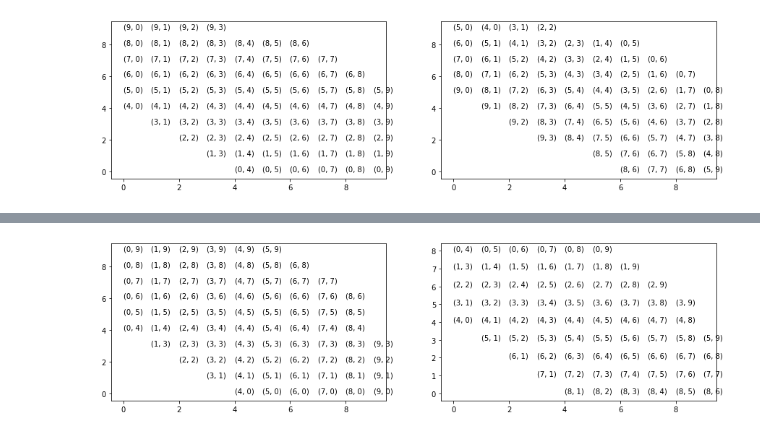
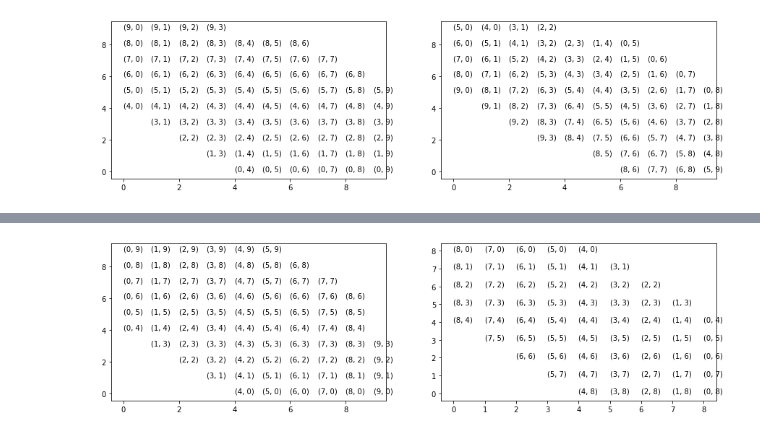
Before and after one commit to fmcnallyi3/icetop-cnn, a Jupyter notebook: Hex to Square Manipulation.ipynb, the cells around one changed output, grey strips where cells are left out. Cells and saved outputs as stored; diff of their text form; code cells hidden in the pictures.

```diff
--- a/Hex to Square Manipulation.ipynb
+++ b/Hex to Square Manipulation.ipynb
@@ -588,3 +588,29 @@ def qualityCut(x, y, qmax=6, edgeCut=True, reco='plane', zmax=40,
             print('{}: {}'.format(key, n))
 
     return cut
+# %%
+alpha= {'01':(-4,-1), '02':(-4,0), '03':(-4,1), '04':(-4,2), '05':(-4,3), '06':(-4,4), '07':(-3,-2), '08':(-3,-1), '09':(-3,0), '10':(-3,1), '11':(-3,2), '12':(-3,3), '13':(-3,4), '14':(-2,-3), '15':(-2,-2), '16':(-2,-1), '17':(-2,0), '18':(-2,1), '19':(-2,2), '20':(-2,3), '21':(-2,4), '22':(-1,-4), '23':(-1,-3), '24':(-1,-2), '25':(-1,-1), '26':(-1,0), '27':(-1,1), '28':(-1,2), '29':(-1,3), '30':(-1,4), '31':(0,-5), '32':(0,-4), '33':(0,-3), '34':(0,-2), '35':(0,-1), '36':(0,0), '37':(0,1), '38':(0,2), '39':(0,3), '40':(0,4), '41':(1,-5), '42':(1,-4), '43':(1,-3), '44':(1,-2), '45':(1,-1), '46':(1,0), '47':(1,1), '48':(1,2), '49':(1,3), '50':(1,4), '51':(2,-5), '52':(2,-4), '53':(2,-3), '54':(2,-2), '55':(2,-1), '56':(2,0), '57':(2,1), '58':(2,2), '59':(2,3), '60':(3,-5), '61':(3,-4), '62':(3,-3), '63':(3,-2), '64':(3,-1), '65':(3,0), '66':(3,1), '67':(3,2), '68':(4,-5), '69':(4,-4), '70':(4,-3), '71':(4,-2), '72':(4,-1), '73':(4,0), '74':(4,1), '75':(5,-5), '76':(5,-4), '77':(5,-3), '78':(5,-2)}
+
+epsilonu={'01': (5, -5), '02': (4, -5), '03': (3, -5), '04': (2, -5), '05': (1, -5), '06': (0, -5), '07': (5, -4), '08': (4, -4), '09': (3, -4), '10': (2, -4), '11': (1, -4), '12': (0, -4), '13': (-1, -4), '14': (5, -3), '15': (4, -3), '16': (3, -3), '17': (2, -3), '18': (1, -3), '19': (0, -3), '20': (-1, -3), '21': (-2, -3), '22': (5, -2), '23': (4, -2), '24': (3, -2), '25': (2, -2), '26': (1, -2), '27': (0, -2), '28': (-1, -2), '29': (-2, -2), '30': (-3, -2), '31': (4, -1), '32': (3, -1), '33': (2, -1), '34': (1, -1), '35': (0, -1), '36': (-1, -1), '37': (-2, -1), '38': (-3, -1), '39': (-4, -1), '40': (-5, -1), '41': (4, 0), '42': (3, 0), '43': (2, 0), '44': (1, 0), '45': (0, 0), '46': (-1, 0), '47': (-2, 0), '48': (-3, 0), '49': (-4, 0), '50': (-5, 0), '51': (4, 1), '52': (3, 1), '53': (2, 1), '54': (1, 1), '55': (0, 1), '56': (-1, 1), '57': (-2, 1), '58': (-3, 1), '59': (-4, 1), '60': (3, 2), '61': (2, 2), '62': (1, 2), '63': (0, 2), '64': (-1, 2), '65': (-2, 2), '66': (-3, 2), '67': (-4, 2), '68': (2, 3), '69': (1, 3), '70': (0, 3), '71': (-1, 3), '72': (-2, 3), '73': (-3, 3), '74': (-4, 3), '75': (1, 4), '76': (0, 4), '77': (-1, 4), '78': (-2, 4)}
+epsilona={'01': (1, -5), '02': (0, -5), '03': (-1, -5), '04': (-2, -5), '05': (-3, -5), '06': (-4, -5), '07': (2, -4), '08': (1, -4), '09': (0, -4), '10': (-1, -4), '11': (-2, -4), '12': (-3, -4), '13': (-4, -4), '14': (3, -3), '15': (2, -3), '16': (1, -3), '17': (0, -3), '18': (-1, -3), '19': (-2, -3), '20': (-3, -3), '21': (-4, -3), '22': (4, -2), '23': (3, -2), '24': (2, -2), '25': (1, -2), '26': (0, -2), '27': (-1, -2), '28': (-2, -2), '29': (-3, -2), '30': (-4, -2), '31': (5, -1), '32': (4, -1), '33': (3, -1), '34': (2, -1), '35': (1, -1), '36': (0, -1), '37': (-1, -1), '38': (-2, -1), '39': (-3, -1), '40': (-4, -1), '41': (5, 0), '42': (4, 0), '43': (3, 0), '44': (2, 0), '45': (1, 0), '46': (0, 0), '47': (-1, 0), '48': (-2, 0), '49': (-3, 0), '50': (-4, 0), '51': (5, 1), '52': (4, 1), '53': (3, 1), '54': (2, 1), '55': (1, 1), '56': (0, 1), '57': (-1, 1), '58': (-2, 1), '59': (-3, 1), '60': (5, 2), '61': (4, 2), '62': (3, 2), '63': (2, 2), '64': (1, 2), '65': (0, 2), '66': (-1, 2), '67': (-2, 2), '68': (5, 3), '69': (4, 3), '70': (3, 3), '71': (2, 3), '72': (1, 3), '73': (0, 3), '74': (-1, 3), '75': (5, 4), '76': (4, 4), '77': (3, 4), '78': (2, 4)}
+#zeta=
+
+Y, X = np.transpose([alpha[key] for key in alpha.keys()])
+beta={'01': (-4, 4), '02': (-3, 4), '03': (-2, 4), '04': (-1, 4), '05': (0, 4), '06': (1, 4), '07': (-4, 3), '08': (-3, 3), '09': (-2, 3), '10': (-1, 3), '11': (0, 3), '12': (1, 3), '13': (2, 3), '14': (-4, 2), '15': (-3, 2), '16': (-2, 2), '17': (-1, 2), '18': (0, 2), '19': (1, 2), '20': (2, 2), '21': (3, 2), '22': (-4, 1), '23': (-3, 1), '24': (-2, 1), '25': (-1, 1), '26': (0, 1), '27': (1, 1), '28': (2, 1), '29': (3, 1), '30': (4, 1), '31': (-4, 0), '32': (-3, 0), '33': (-2, 0), '34': (-1, 0), '35': (0, 0), '36': (1, 0), '37': (2, 0), '38': (3, 0), '39': (4, 0), '40': (5, 0), '41': (-4, -1), '42': (-3, -1), '43': (-2, -1), '44': (-1, -1), '45': (0, -1), '46': (1, -1), '47': (2, -1), '48': (3, -1), '49': (4, -1), '50': (5, -1), '51': (-3, -2), '52': (-2, -2), '53': (-1, -2), '54': (0, -2), '55': (1, -2), '56': (2, -2), '57': (3, -2), '58': (4, -2), '59': (5, -2), '60': (-2, -3), '61': (-1, -3), '62': (0, -3), '63': (1, -3), '64': (2, -3), '65': (3, -3), '66': (4, -3), '67': (5, -3), '68': (-1, -4), '69': (0, -4), '70': (1, -4), '71': (2, -4), '72': (3, -4), '73': (4, -4), '74': (5, -4), '75': (0, -5), '76': (1, -5), '77': (2, -5), '78': (3, -5)}
+#zeta={(key[1]-X.min(), key[0]-Y.min()):(zeta[key][1]-X.min(), zeta[key][0]-Y.min()) for key in zeta.keys()}
+beta={(alpha[key][0]-Y.min(), alpha[key][1]-X.min()):(beta[key][0]-Y.min(), beta[key][1]-X.min()) for key in beta.keys()}
+#continue to filer!!!!!!!!!!!!!
+print(beta)
+fig=plt.figure(figsize=(15,4))
+ax1,ax2=fig.subplots(1,2)
+for key in alpha:
+    a=alpha[key][0]
+    b=alpha[key][1]
+    ax1.plot(a, b)
+    ax1.text(a,b, key)
+for key in gamma:
+    a=gamma[key][0]
+    b=gamma[key][1]
+    #if (a,b) in alpha.values():
+    ax2.plot(a, b)
+    ax2.text(a,b, key)
@@ -591,27 +620,38 @@ def qualityCut(x, y, qmax=6, edgeCut=True, reco='plane', zmax=40,
 # %%
 import matplotlib.pyplot as plt
+
 #most up to date revamp
 alpha={(0, 4): (0, 4), (0, 5): (0, 5), (0, 6): (0, 6), (0, 7): (0, 7), (0, 8): (0, 8), (0, 9): (0, 9), (1, 3): (1, 3), (1, 4): (1, 4), (1, 5): (1, 5), (1, 6): (1, 6), (1, 7): (1, 7), (1, 8): (1, 8), (1, 9): (1, 9), (2, 2): (2, 2), (2, 3): (2, 3), (2, 4): (2, 4), (2, 5): (2, 5), (2, 6): (2, 6), (2, 7): (2, 7), (2, 8): (2, 8), (2, 9): (2, 9), (3, 1): (3, 1), (3, 2): (3, 2), (3, 3): (3, 3), (3, 4): (3, 4), (3, 5): (3, 5), (3, 6): (3, 6), (3, 7): (3, 7), (3, 8): (3, 8), (3, 9): (3, 9), (4, 0): (4, 0), (4, 1): (4, 1), (4, 2): (4, 2), (4, 3): (4, 3), (4, 4): (4, 4), (4, 5): (4, 5), (4, 6): (4, 6), (4, 7): (4, 7), (4, 8): (4, 8), (4, 9): (4, 9), (5, 0): (5, 0), (5, 1): (5, 1), (5, 2): (5, 2), (5, 3): (5, 3), (5, 4): (5, 4), (5, 5): (5, 5), (5, 6): (5, 6), (5, 7): (5, 7), (5, 8): (5, 8), (5, 9): (5, 9), (6, 0): (6, 0), (6, 1): (6, 1), (6, 2): (6, 2), (6, 3): (6, 3), (6, 4): (6, 4), (6, 5): (6, 5), (6, 6): (6, 6), (6, 7): (6, 7), (6, 8): (6, 8), (7, 0): (7, 0), (7, 1): (7, 1), (7, 2): (7, 2), (7, 3): (7, 3), (7, 4): (7, 4), (7, 5): (7, 5), (7, 6): (7, 6), (7, 7): (7, 7), (8, 0): (8, 0), (8, 1): (8, 1), (8, 2): (8, 2), (8, 3): (8, 3), (8, 4): (8, 4), (8, 5): (8, 5), (8, 6): (8, 6), (9, 0): (9, 0), (9, 1): (9, 1), (9, 2): (9, 2), (9, 3): (9, 3)}
-beta={(0, 4): (0, 8), (0, 5): (1, 8), (0, 6): (2, 8), (0, 7): (3, 8), (0, 8): (4, 8), (0, 9): (5, 8), (1, 3): (0, 7), (1, 4): (1, 7), (1, 5): (2, 7), (1, 6): (3, 7), (1, 7): (4, 7), (1, 8): (5, 7), (1, 9): (6, 7), (2, 2): (0, 6), (2, 3): (1, 6), (2, 4): (2, 6), (2, 5): (3, 6), (2, 6): (4, 6), (2, 7): (5, 6), (2, 8): (6, 6), (2, 9): (7, 6), (3, 1): (0, 5), (3, 2): (1, 5), (3, 3): (2, 5), (3, 4): (3, 5), (3, 5): (4, 5), (3, 6): (5, 5), (3, 7): (6, 5), (3, 8): (7, 5), (3, 9): (8, 5), (4, 0): (0, 4), (4, 1): (1, 4), (4, 2): (2, 4), (4, 3): (3, 4), (4, 4): (4, 4), (4, 5): (5, 4), (4, 6): (6, 4), (4, 7): (7, 4), (4, 8): (8, 4), (4, 9): (9, 4), (5, 0): (0, 3), (5, 1): (1, 3), (5, 2): (2, 3), (5, 3): (3, 3), (5, 4): (4, 3), (5, 5): (5, 3), (5, 6): (6, 3), (5, 7): (7, 3), (5, 8): (8, 3), (5, 9): (9, 3), (6, 0): (1, 2), (6, 1): (2, 2), (6, 2): (3, 2), (6, 3): (4, 2), (6, 4): (5, 2), (6, 5): (6, 2), (6, 6): (7, 2), (6, 7): (8, 2), (6, 8): (9, 2), (7, 0): (2, 1), (7, 1): (3, 1), (7, 2): (4, 1), (7, 3): (5, 1), (7, 4): (6, 1), (7, 5): (7, 1), (7, 6): (8, 1), (7, 7): (9, 1), (8, 0): (3, 0), (8, 1): (4, 0), (8, 2): (5, 0), (8, 3): (6, 0), (8, 4): (7, 0), (8, 5): (8, 0), (8, 6): (9, 0), (9, 0): (4, -1), (9, 1): (5, -1), (9, 2): (6, -1), (9, 3): (7, -1)}
+beta={(0, 4): (0, 9), (0, 5): (1, 9), (0, 6): (2, 9), (0, 7): (3, 9), (0, 8): (4, 9), (0, 9): (5, 9), (1, 3): (0, 8), (1, 4): (1, 8), (1, 5): (2, 8), (1, 6): (3, 8), (1, 7): (4, 8), (1, 8): (5, 8), (1, 9): (6, 8), (2, 2): (0, 7), (2, 3): (1, 7), (2, 4): (2, 7), (2, 5): (3, 7), (2, 6): (4, 7), (2, 7): (5, 7), (2, 8): (6, 7), (2, 9): (7, 7), (3, 1): (0, 6), (3, 2): (1, 6), (3, 3): (2, 6), (3, 4): (3, 6), (3, 5): (4, 6), (3, 6): (5, 6), (3, 7): (6, 6), (3, 8): (7, 6), (3, 9): (8, 6), (4, 0): (0, 5), (4, 1): (1, 5), (4, 2): (2, 5), (4, 3): (3, 5), (4, 4): (4, 5), (4, 5): (5, 5), (4, 6): (6, 5), (4, 7): (7, 5), (4, 8): (8, 5), (4, 9): (9, 5), (5, 0): (0, 4), (5, 1): (1, 4), (5, 2): (2, 4), (5, 3): (3, 4), (5, 4): (4, 4), (5, 5): (5, 4), (5, 6): (6, 4), (5, 7): (7, 4), (5, 8): (8, 4), (5, 9): (9, 4), (6, 0): (1, 3), (6, 1): (2, 3), (6, 2): (3, 3), (6, 3): (4, 3), (6, 4): (5, 3), (6, 5): (6, 3), (6, 6): (7, 3), (6, 7): (8, 3), (6, 8): (9, 3), (7, 0): (2, 2), (7, 1): (3, 2), (7, 2): (4, 2), (7, 3): (5, 2), (7, 4): (6, 2), (7, 5): (7, 2), (7, 6): (8, 2), (7, 7): (9, 2), (8, 0): (3, 1), (8, 1): (4, 1), (8, 2): (5, 1), (8, 3): (6, 1), (8, 4): (7, 1), (8, 5): (8, 1), (8, 6): (9, 1), (9, 0): (4, 0), (9, 1): (5, 0), (9, 2): (6, 0), (9, 3): (7, 0)}
 gamma={(0, 4): (4, 8), (0, 5): (5, 7), (0, 6): (6, 6), (0, 7): (7, 5), (0, 8): (8, 4), (0, 9): (9, 3), (1, 3): (3, 8), (1, 4): (4, 7), (1, 5): (5, 6), (1, 6): (6, 5), (1, 7): (7, 4), (1, 8): (8, 3), (1, 9): (9, 2), (2, 2): (2, 8), (2, 3): (3, 7), (2, 4): (4, 6), (2, 5): (5, 5), (2, 6): (6, 4), (2, 7): (7, 3), (2, 8): (8, 2), (2, 9): (9, 1), (3, 1): (1, 8), (3, 2): (2, 7), (3, 3): (3, 6), (3, 4): (4, 5), (3, 5): (5, 4), (3, 6): (6, 3), (3, 7): (7, 2), (3, 8): (8, 1), (3, 9): (9, 0), (4, 0): (0, 8), (4, 1): (1, 7), (4, 2): (2, 6), (4, 3): (3, 5), (4, 4): (4, 4), (4, 5): (5, 3), (4, 6): (6, 2), (4, 7): (7, 1), (4, 8): (8, 0), (4, 9): (9, -1), (5, 0): (-1, 8), (5, 1): (0, 7), (5, 2): (1, 6), (5, 3): (2, 5), (5, 4): (3, 4), (5, 5): (4, 3), (5, 6): (5, 2), (5, 7): (6, 1), (5, 8): (7, 0), (5, 9): (8, -1), (6, 0): (-1, 7), (6, 1): (0, 6), (6, 2): (1, 5), (6, 3): (2, 4), (6, 4): (3, 3), (6, 5): (4, 2), (6, 6): (5, 1), (6, 7): (6, 0), (6, 8): (7, -1), (7, 0): (-1, 6), (7, 1): (0, 5), (7, 2): (1, 4), (7, 3): (2, 3), (7, 4): (3, 2), (7, 5): (4, 1), (7, 6): (5, 0), (7, 7): (6, -1), (8, 0): (-1, 5), (8, 1): (0, 4), (8, 2): (1, 3), (8, 3): (2, 2), (8, 4): (3, 1), (8, 5): (4, 0), (8, 6): (5, -1), (9, 0): (-1, 4), (9, 1): (0, 3), (9, 2): (1, 2), (9, 3): (2, 1)}
 delta={(0, 4): (8, 4), (0, 5): (8, 3), (0, 6): (8, 2), (0, 7): (8, 1), (0, 8): (8, 0), (0, 9): (8, -1), (1, 3): (7, 5), (1, 4): (7, 4), (1, 5): (7, 3), (1, 6): (7, 2), (1, 7): (7, 1), (1, 8): (7, 0), (1, 9): (7, -1), (2, 2): (6, 6), (2, 3): (6, 5), (2, 4): (6, 4), (2, 5): (6, 3), (2, 6): (6, 2), (2, 7): (6, 1), (2, 8): (6, 0), (2, 9): (6, -1), (3, 1): (5, 7), (3, 2): (5, 6), (3, 3): (5, 5), (3, 4): (5, 4), (3, 5): (5, 3), (3, 6): (5, 2), (3, 7): (5, 1), (3, 8): (5, 0), (3, 9): (5, -1), (4, 0): (4, 8), (4, 1): (4, 7), (4, 2): (4, 6), (4, 3): (4, 5), (4, 4): (4, 4), (4, 5): (4, 3), (4, 6): (4, 2), (4, 7): (4, 1), (4, 8): (4, 0), (4, 9): (4, -1), (5, 0): (3, 8), (5, 1): (3, 7), (5, 2): (3, 6), (5, 3): (3, 5), (5, 4): (3, 4), (5, 5): (3, 3), (5, 6): (3, 2), (5, 7): (3, 1), (5, 8): (3, 0), (5, 9): (3, -1), (6, 0): (2, 8), (6, 1): (2, 7), (6, 2): (2, 6), (6, 3): (2, 5), (6, 4): (2, 4), (6, 5): (2, 3), (6, 6): (2, 2), (6, 7): (2, 1), (6, 8): (2, 0), (7, 0): (1, 8), (7, 1): (1, 7), (7, 2): (1, 6), (7, 3): (1, 5), (7, 4): (1, 4), (7, 5): (1, 3), (7, 6): (1, 2), (7, 7): (1, 1), (8, 0): (0, 8), (8, 1): (0, 7), (8, 2): (0, 6), (8, 3): (0, 5), (8, 4): (0, 4), (8, 5): (0, 3), (8, 6): (0, 2), (9, 0): (-1, 8), (9, 1): (-1, 7), (9, 2): (-1, 6), (9, 3): (-1, 5)}
+#alpha= {'01':(-4,-1), '02':(-4,0), '03':(-4,1), '04':(-4,2), '05':(-4,3), '06':(-4,4), '07':(-3,-2), '08':(-3,-1), '09':(-3,0), '10':(-3,1), '11':(-3,2), '12':(-3,3), '13':(-3,4), '14':(-2,-3), '15':(-2,-2), '16':(-2,-1), '17':(-2,0), '18':(-2,1), '19':(-2,2), '20':(-2,3), '21':(-2,4), '22':(-1,-4), '23':(-1,-3), '24':(-1,-2), '25':(-1,-1), '26':(-1,0), '27':(-1,1), '28':(-1,2), '29':(-1,3), '30':(-1,4), '31':(0,-5), '32':(0,-4), '33':(0,-3), '34':(0,-2), '35':(0,-1), '36':(0,0), '37':(0,1), '38':(0,2), '39':(0,3), '40':(0,4), '41':(1,-5), '42':(1,-4), '43':(1,-3), '44':(1,-2), '45':(1,-1), '46':(1,0), '47':(1,1), '48':(1,2), '49':(1,3), '50':(1,4), '51':(2,-5), '52':(2,-4), '53':(2,-3), '54':(2,-2), '55':(2,-1), '56':(2,0), '57':(2,1), '58':(2,2), '59':(2,3), '60':(3,-5), '61':(3,-4), '62':(3,-3), '63':(3,-2), '64':(3,-1), '65':(3,0), '66':(3,1), '67':(3,2), '68':(4,-5), '69':(4,-4), '70':(4,-3), '71':(4,-2), '72':(4,-1), '73':(4,0), '74':(4,1), '75':(5,-5), '76':(5,-4), '77':(5,-3), '78':(5,-2)}
+
+epsilonu={(0, 4): (9, 0), (0, 5): (8, 0), (0, 6): (7, 0), (0, 7): (6, 0), (0, 8): (5, 0), (0, 9): (4, 0), (1, 3): (9, 1), (1, 4): (8, 1), (1, 5): (7, 1), (1, 6): (6, 1), (1, 7): (5, 1), (1, 8): (4, 1), (1, 9): (3, 1), (2, 2): (9, 2), (2, 3): (8, 2), (2, 4): (7, 2), (2, 5): (6, 2), (2, 6): (5, 2), (2, 7): (4, 2), (2, 8): (3, 2), (2, 9): (2, 2), (3, 1): (9, 3), (3, 2): (8, 3), (3, 3): (7, 3), (3, 4): (6, 3), (3, 5): (5, 3), (3, 6): (4, 3), (3, 7): (3, 3), (3, 8): (2, 3), (3, 9): (1, 3), (4, 0): (8, 4), (4, 1): (7, 4), (4, 2): (6, 4), (4, 3): (5, 4), (4, 4): (4, 4), (4, 5): (3, 4), (4, 6): (2, 4), (4, 7): (1, 4), (4, 8): (0, 4), (4, 9): (-1, 4), (5, 0): (8, 5), (5, 1): (7, 5), (5, 2): (6, 5), (5, 3): (5, 5), (5, 4): (4, 5), (5, 5): (3, 5), (5, 6): (2, 5), (5, 7): (1, 5), (5, 8): (0, 5), (5, 9): (-1, 5), (6, 0): (8, 6), (6, 1): (7, 6), (6, 2): (6, 6), (6, 3): (5, 6), (6, 4): (4, 6), (6, 5): (3, 6), (6, 6): (2, 6), (6, 7): (1, 6), (6, 8): (0, 6), (7, 0): (7, 7), (7, 1): (6, 7), (7, 2): (5, 7), (7, 3): (4, 7), (7, 4): (3, 7), (7, 5): (2, 7), (7, 6): (1, 7), (7, 7): (0, 7), (8, 0): (6, 8), (8, 1): (5, 8), (8, 2): (4, 8), (8, 3): (3, 8), (8, 4): (2, 8), (8, 5): (1, 8), (8, 6): (0, 8), (9, 0): (5, 9), (9, 1): (4, 9), (9, 2): (3, 9), (9, 3): (2, 9)}
+#tester
+epsilona={'01': (1, -5), '02': (0, -5), '03': (-1, -5), '04': (-2, -5), '05': (-3, -5), '06': (-4, -5), '07': (2, -4), '08': (1, -4), '09': (0, -4), '10': (-1, -4), '11': (-2, -4), '12': (-3, -4), '13': (-4, -4), '14': (3, -3), '15': (2, -3), '16': (1, -3), '17': (0, -3), '18': (-1, -3), '19': (-2, -3), '20': (-3, -3), '21': (-4, -3), '22': (4, -2), '23': (3, -2), '24': (2, -2), '25': (1, -2), '26': (0, -2), '27': (-1, -2), '28': (-2, -2), '29': (-3, -2), '30': (-4, -2), '31': (5, -1), '32': (4, -1), '33': (3, -1), '34': (2, -1), '35': (1, -1), '36': (0, -1), '37': (-1, -1), '38': (-2, -1), '39': (-3, -1), '40': (-4, -1), '41': (5, 0), '42': (4, 0), '43': (3, 0), '44': (2, 0), '45': (1, 0), '46': (0, 0), '47': (-1, 0), '48': (-2, 0), '49': (-3, 0), '50': (-4, 0), '51': (5, 1), '52': (4, 1), '53': (3, 1), '54': (2, 1), '55': (1, 1), '56': (0, 1), '57': (-1, 1), '58': (-2, 1), '59': (-3, 1), '60': (5, 2), '61': (4, 2), '62': (3, 2), '63': (2, 2), '64': (1, 2), '65': (0, 2), '66': (-1, 2), '67': (-2, 2), '68': (5, 3), '69': (4, 3), '70': (3, 3), '71': (2, 3), '72': (1, 3), '73': (0, 3), '74': (-1, 3), '75': (5, 4), '76': (4, 4), '77': (3, 4), '78': (2, 4)}
+zeta={(0, 4): (4, 0), (0, 5): (3, 1), (0, 6): (2, 2), (0, 7): (1, 3), (0, 8): (0, 4), (0, 9): (-1, 5), (1, 3): (5, 0), (1, 4): (4, 1), (1, 5): (3, 2), (1, 6): (2, 3), (1, 7): (1, 4), (1, 8): (0, 5), (1, 9): (-1, 6), (2, 2): (6, 0), (2, 3): (5, 1), (2, 4): (4, 2), (2, 5): (3, 3), (2, 6): (2, 4), (2, 7): (1, 5), (2, 8): (0, 6), (2, 9): (-1, 7), (3, 1): (7, 0), (3, 2): (6, 1), (3, 3): (5, 2), (3, 4): (4, 3), (3, 5): (3, 4), (3, 6): (2, 5), (3, 7): (1, 6), (3, 8): (0, 7), (3, 9): (-1, 8), (4, 0): (8, 0), (4, 1): (7, 1), (4, 2): (6, 2), (4, 3): (5, 3), (4, 4): (4, 4), (4, 5): (3, 5), (4, 6): (2, 6), (4, 7): (1, 7), (4, 8): (0, 8), (4, 9): (-1, 9), (5, 0): (9, 0), (5, 1): (8, 1), (5, 2): (7, 2), (5, 3): (6, 3), (5, 4): (5, 4), (5, 5): (4, 5), (5, 6): (3, 6), (5, 7): (2, 7), (5, 8): (1, 8), (5, 9): (0, 9), (6, 0): (9, 1), (6, 1): (8, 2), (6, 2): (7, 3), (6, 3): (6, 4), (6, 4): (5, 5), (6, 5): (4, 6), (6, 6): (3, 7), (6, 7): (2, 8), (6, 8): (1, 9), (7, 0): (9, 2), (7, 1): (8, 3), (7, 2): (7, 4), (7, 3): (6, 5), (7, 4): (5, 6), (7, 5): (4, 7), (7, 6): (3, 8), (7, 7): (2, 9), (8, 0): (9, 3), (8, 1): (8, 4), (8, 2): (7, 5), (8, 3): (6, 6), (8, 4): (5, 7), (8, 5): (4, 8), (8, 6): (3, 9), (9, 0): (8, 5), (9, 1): (7, 6), (9, 2): (6, 7), (9, 3): (5, 8)}
+
+#Y, X = np.transpose([alpha[key] for key in alpha.keys()])
+delta={(key[1], key[0]):(delta[key][1], delta[key][0]) for key in alpha.keys()}
+
 #for key in beta:
     #beta[key]=(beta[key][0], beta[key][1]-1)
 
 fig=plt.figure(figsize=(15,4))
 ax1,ax2=fig.subplots(1,2)
 for key in alpha:
     a=alpha[key][0]
     b=alpha[key][1]
     ax1.plot(a, b)
     ax1.text(a,b, key)
-for key in beta:
-    a=beta[key][0]
-    b=beta[key][1]
+for key in delta:
+    a=delta[key][0]
+    b=delta[key][1]
     if (a,b) in alpha.values():
         ax2.plot(a, b)
         ax2.text(a,b, key)
 
 #print(gamma)
 # %% [output]
-[figure, old version]
+[figure, new version]
```
Also changed, not shown: parts of 5 cells of this notebook, 2 other files.
